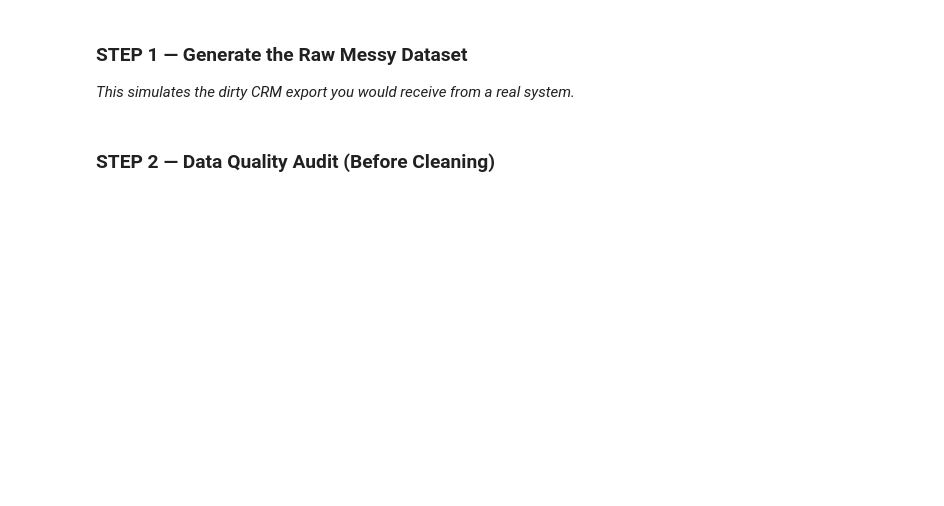
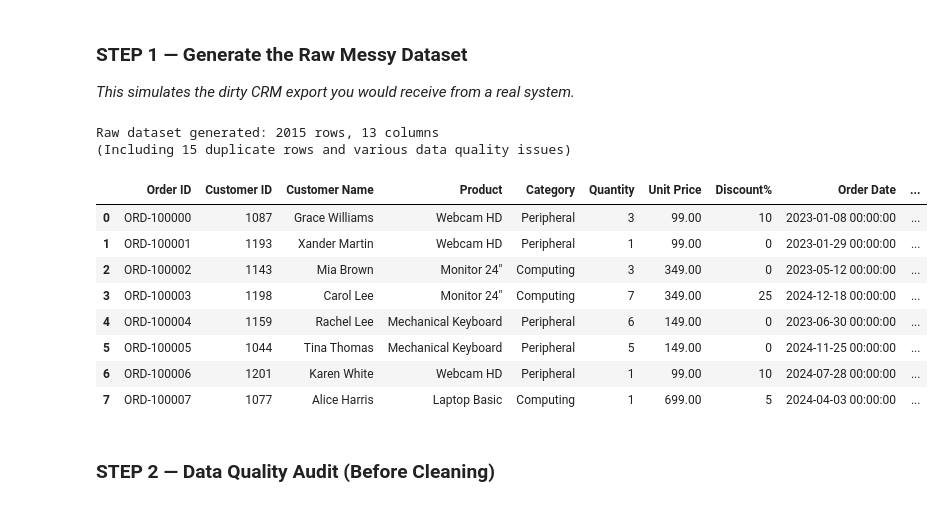
Before and after one commit to zainulabedeen589/Pandas-Crash-Course, a Jupyter notebook: 09_Project.ipynb, the cells around one changed output. Drawn from its saved outputs; the diff is of its cells as text; code cells hidden in the pictures; blank space fills up the shorter version.

```diff
--- a/09_Project.ipynb
+++ b/09_Project.ipynb
@@ -95,40 +97,52 @@ raw_data = pd.DataFrame({
                                     N, p=[0.4,0.3,0.2,0.1]),
     'Ship Country'    : rng.choice(['US','USA','United States','UK','United Kingdom',
                                      'Germany','DE','France','Canada','CA','Japan','JP'],
-                                    N, p=[0.15,0.10,0.10,0.05,0.05,0.10,0.05,
+                                    N, p=[0.20,0.10,0.10,0.05,0.05,0.10,0.05,
                                           0.05,0.05,0.05,0.10,0.10]),
     'Status'          : rng.choice(['Completed','Pending','Shipped','Cancelled','Returned'],
                                     N, p=[0.65, 0.10, 0.15, 0.05, 0.05]),
     'Notes'           : rng.choice(['', 'Urgent', 'Gift wrap', 'Corporate account',
                                      None, 'Reseller'], N)
 })
 
 # ── Inject realistic data quality issues ──────────────────────────────────────
 # 1. Missing values
 null_idx = rng.choice(N, 120, replace=False)
 raw_data.loc[null_idx[:40], 'Unit Price']    = np.nan
 raw_data.loc[null_idx[40:80], 'Order Date']  = np.nan
 raw_data.loc[null_idx[80:], 'Payment Method'] = np.nan
 
 # 2. Duplicate orders
 dup_rows = raw_data.sample(15, random_state=42)
 raw_data = pd.concat([raw_data, dup_rows], ignore_index=True)
 
 # 3. Negative/zero quantities
 raw_data.loc[rng.choice(N, 20, replace=False), 'Quantity'] = rng.choice([-1, 0], 20)
 
 # 4. Price errors (outliers)
 raw_data.loc[rng.choice(N, 5, replace=False), 'Unit Price'] = rng.choice([0.01, 99999], 5)
 
 # 5. Mixed date formats
 mixed_date_idx = rng.choice(N, 50, replace=False)
 for idx in mixed_date_idx:
     dt = pd.Timestamp('2023-01-01') + pd.Timedelta(days=int(rng.integers(0, 730)))
     raw_data.loc[idx, 'Order Date'] = dt.strftime('%d/%m/%Y') if idx % 2 == 0 else dt.strftime('%B %d, %Y')
 
 print(f'Raw dataset generated: {raw_data.shape[0]} rows, {raw_data.shape[1]} columns')
 print(f'(Including {len(dup_rows)} duplicate rows and various data quality issues)')
 raw_data.head(8)
+# %% [output]
+Raw dataset generated: 2015 rows, 13 columns
+(Including 15 duplicate rows and various data quality issues)
+|  | Order ID | Customer ID | Customer Name | Product | Category | Quantity | Unit Price | Discount% | Order Date | ... |
+| 0 | ORD-100000 | 1087 | Grace Williams | Webcam HD | Peripheral | 3 | 99.00 | 10 | 2023-01-08 00:00:00 | ... |
+| 1 | ORD-100001 | 1193 | Xander Martin | Webcam HD | Peripheral | 1 | 99.00 | 0 | 2023-01-29 00:00:00 | ... |
+| 2 | ORD-100002 | 1143 | Mia Brown | Monitor 24" | Computing | 3 | 349.00 | 0 | 2023-05-12 00:00:00 | ... |
+| 3 | ORD-100003 | 1198 | Carol Lee | Monitor 24" | Computing | 7 | 349.00 | 25 | 2024-12-18 00:00:00 | ... |
+| 4 | ORD-100004 | 1159 | Rachel Lee | Mechanical Keyboard | Peripheral | 6 | 149.00 | 0 | 2023-06-30 00:00:00 | ... |
+| 5 | ORD-100005 | 1044 | Tina Thomas | Mechanical Keyboard | Peripheral | 5 | 149.00 | 0 | 2024-11-25 00:00:00 | ... |
+| 6 | ORD-100006 | 1201 | Karen White | Webcam HD | Peripheral | 1 | 99.00 | 10 | 2024-07-28 00:00:00 | ... |
+| 7 | ORD-100007 | 1077 | Alice Harris | Laptop Basic | Computing | 1 | 699.00 | 5 | 2024-04-03 00:00:00 | ... |
 # %% [markdown]
 ### STEP 2 — Data Quality Audit (Before Cleaning)
 # %%
```
Also changed, not shown: parts of 18 cells of this notebook.
